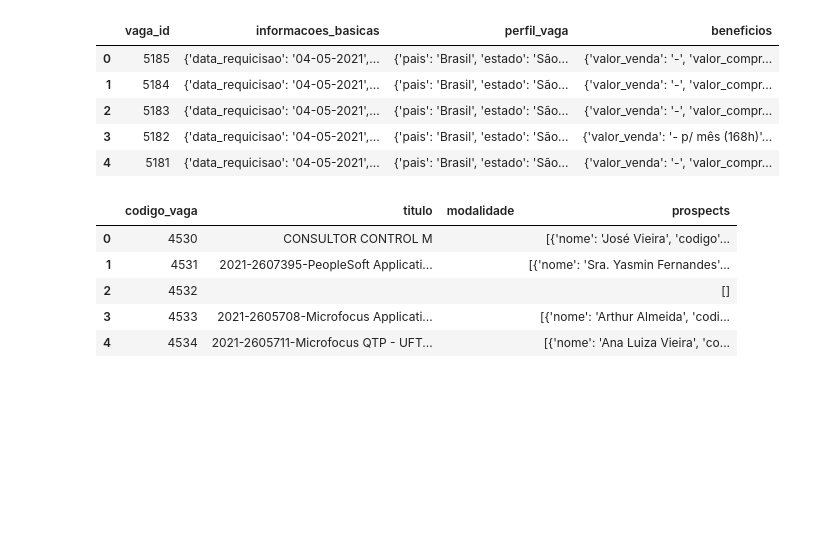
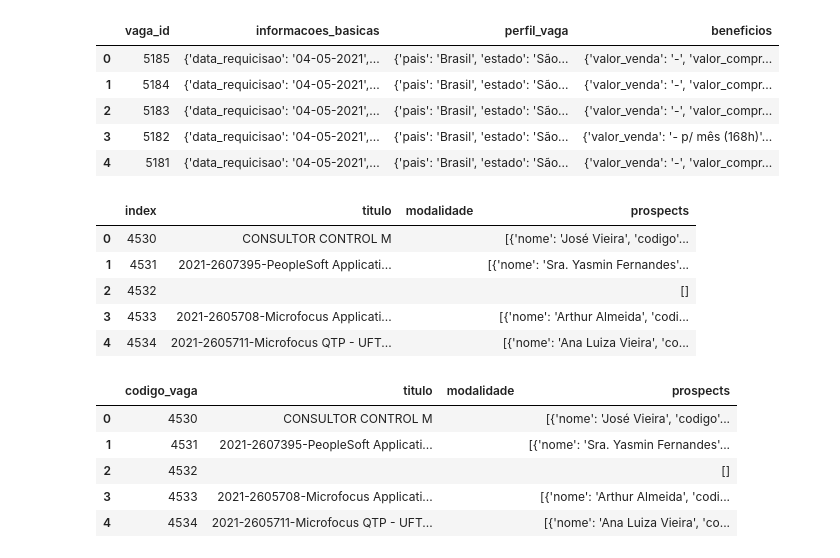
Before and after one commit to douglasVitoriano/pos-tech-fiap-datathon, a Jupyter notebook: datathon.ipynb, the cells around one changed output. Drawn from its saved outputs; the diff is of its cells as text; code cells hidden in the pictures; blank space fills up the shorter version.

```diff
--- a/datathon.ipynb
+++ b/datathon.ipynb
@@ -29,6 +29,15 @@ vagas.head()
 | 2 | 5183 | {'data_requicisao': '04-05-2021',... | {'pais': 'Brasil', 'estado': 'São... | {'valor_venda': '-', 'valor_compr... |
 | 3 | 5182 | {'data_requicisao': '04-05-2021',... | {'pais': 'Brasil', 'estado': 'São... | {'valor_venda': '- p/ mês (168h)'... |
 | 4 | 5181 | {'data_requicisao': '04-05-2021',... | {'pais': 'Brasil', 'estado': 'São... | {'valor_venda': '-', 'valor_compr... |
+# %%
+prospects.head()
+# %% [output]
+|  | index | titulo | modalidade | prospects |
+| 0 | 4530 | CONSULTOR CONTROL M |  | [{'nome': 'José Vieira', 'codigo'... |
+| 1 | 4531 | 2021-2607395-PeopleSoft Applicati... |  | [{'nome': 'Sra. Yasmin Fernandes'... |
+| 2 | 4532 |  |  | [] |
+| 3 | 4533 | 2021-2605708-Microfocus Applicati... |  | [{'nome': 'Arthur Almeida', 'codi... |
+| 4 | 4534 | 2021-2605711-Microfocus QTP - UFT... |  | [{'nome': 'Ana Luiza Vieira', 'co... |
 # %%
 #Dataframe Prospects.json
 prospects.rename(columns={"index": "codigo_vaga"}, inplace=True)
```
Also changed, not shown: parts of 2 cells of this notebook, 1 other file.
